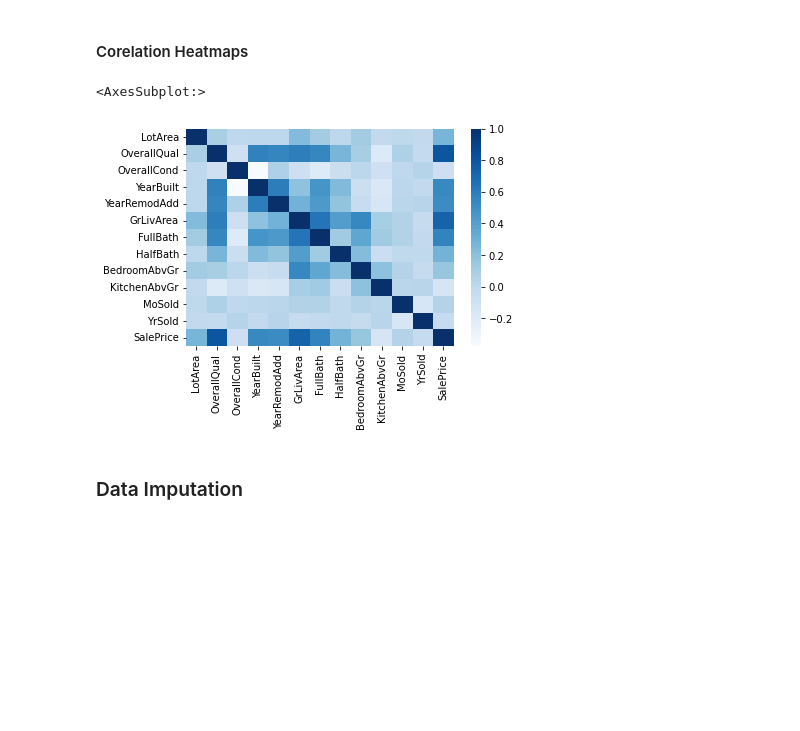
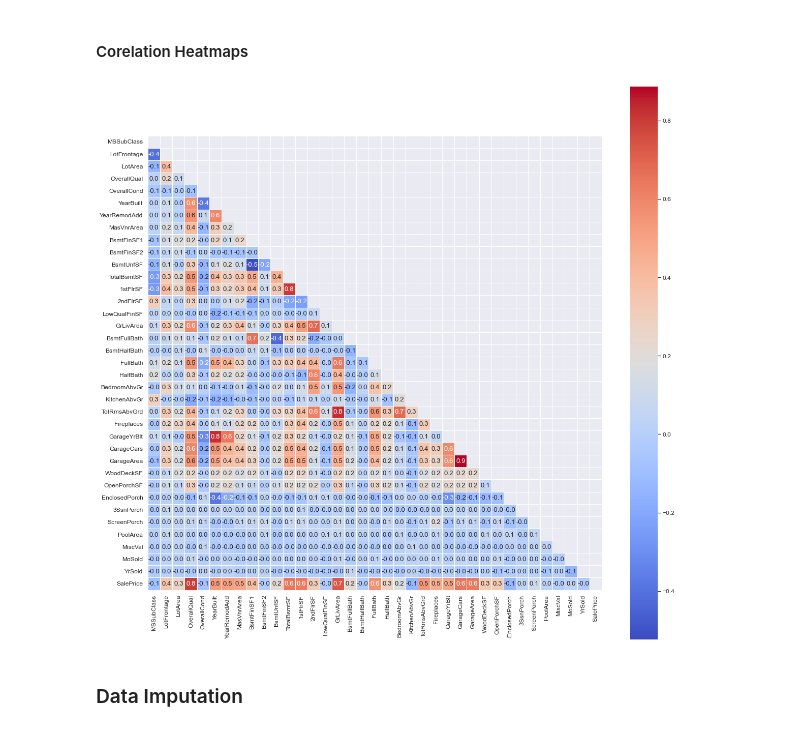
Before and after one commit to gvndkrishna/Kaggle-House-Price-Prediction, a Jupyter notebook: House-Price-Prediction-Solution.ipynb, the cells around one changed output. Cells and saved outputs as stored; diff of their text form; code cells hidden in the pictures; blank space fills up the shorter version.

```diff
--- a/House-Price-Prediction-Solution.ipynb
+++ b/House-Price-Prediction-Solution.ipynb
@@ -199,14 +200,15 @@ Log Tranformation seems like a better fit, hence we apply logorithmic transforma
 y = np.log(train_data["SalePrice"])
 # %% [markdown]
 #### Corelation Heatmaps
-# %%
-plotfeats= train_data[["LotArea", "OverallQual",
-               "OverallCond", "YearBuilt", "YearRemodAdd", "GrLivArea",
-               "FullBath", "HalfBath", "BedroomAbvGr", "KitchenAbvGr", "MoSold", "YrSold","SalePrice"]]
-sns.heatmap(plotfeats.corr(),cmap="Blues")
-# %% [output]
-<AxesSubplot:>
-[figure, removed]
+# %%
+sns.set(font_scale=1.1)
+corr_train = train_data.corr()
+mask = np.triu(corr_train.corr())
+plt.figure(figsize=(20, 20))
+sns.heatmap(corr_train, annot=True, fmt='.1f', cmap='coolwarm', square=True, mask=mask, linewidth=1, cbar=True)
+plt.show()
+# %% [output]
+[figure, added]
 # %% [markdown]
 ### Data Imputation
 # %% [markdown]
```
Also changed, not shown: parts of 13 cells of this notebook, 1 other file.
